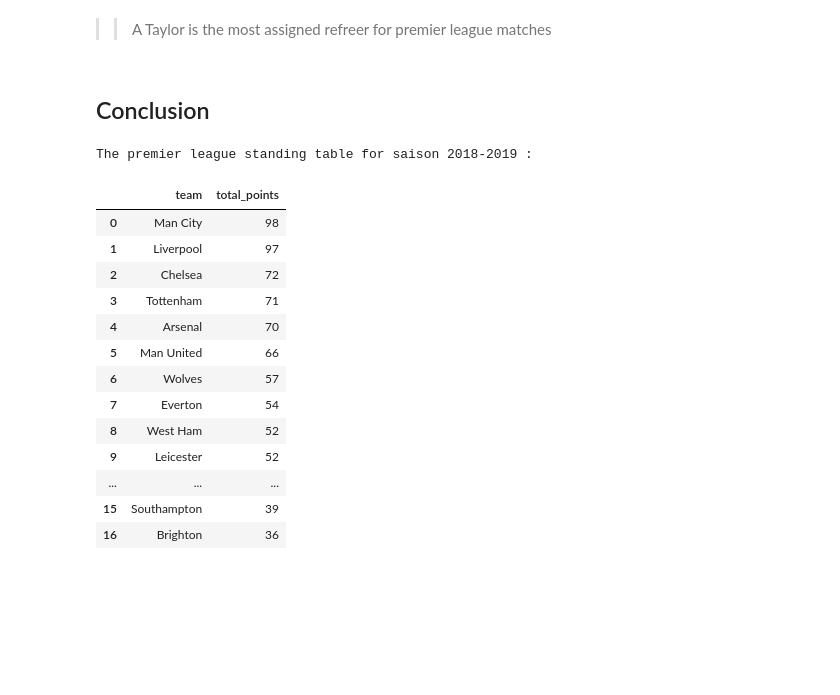
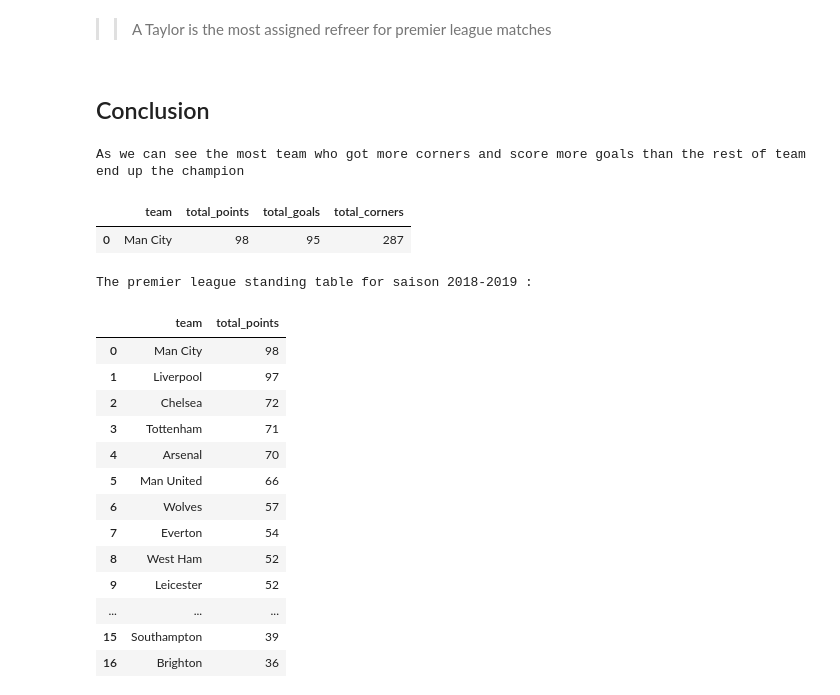
Before and after one commit to ayubhr/mini-projet-data-analysis, a Jupyter notebook: index.ipynb, the cells around one changed output. Saved outputs shown, nothing was run; the diff lists cells and outputs as text; code cells hidden in the pictures; blank space fills up the shorter version.

Commit message:
add last conclusion

```diff
--- a/index.ipynb
+++ b/index.ipynb
@@ -619,6 +619,19 @@ plt.show()
 >> A Taylor is the most assigned refreer for premier league matches
 # %% [markdown]
 ## Conclusion
+# %%
+conclusionTeam = TeamStatsData[['team','total_points','total_goals','total_corners']]\
+                [(TeamStatsData['total_goals'] == TeamStatsData['total_goals'].max())\
+                 & (TeamStatsData['total_corners'] == TeamStatsData['total_corners'].max())]
+
+
+print("As we can see the most team who got more corners and score more goals than the rest of team end up the champion")
+
+conclusionTeam
+# %% [output]
+As we can see the most team who got more corners and score more goals than the rest of team end up the champion
+|  | team | total_points | total_goals | total_corners |
+| 0 | Man City | 98 | 95 | 287 |
 # %%
 print("The premier league standing table for saison 2018-2019 : ")
 TeamStatsData[["team","total_points"]]
```
